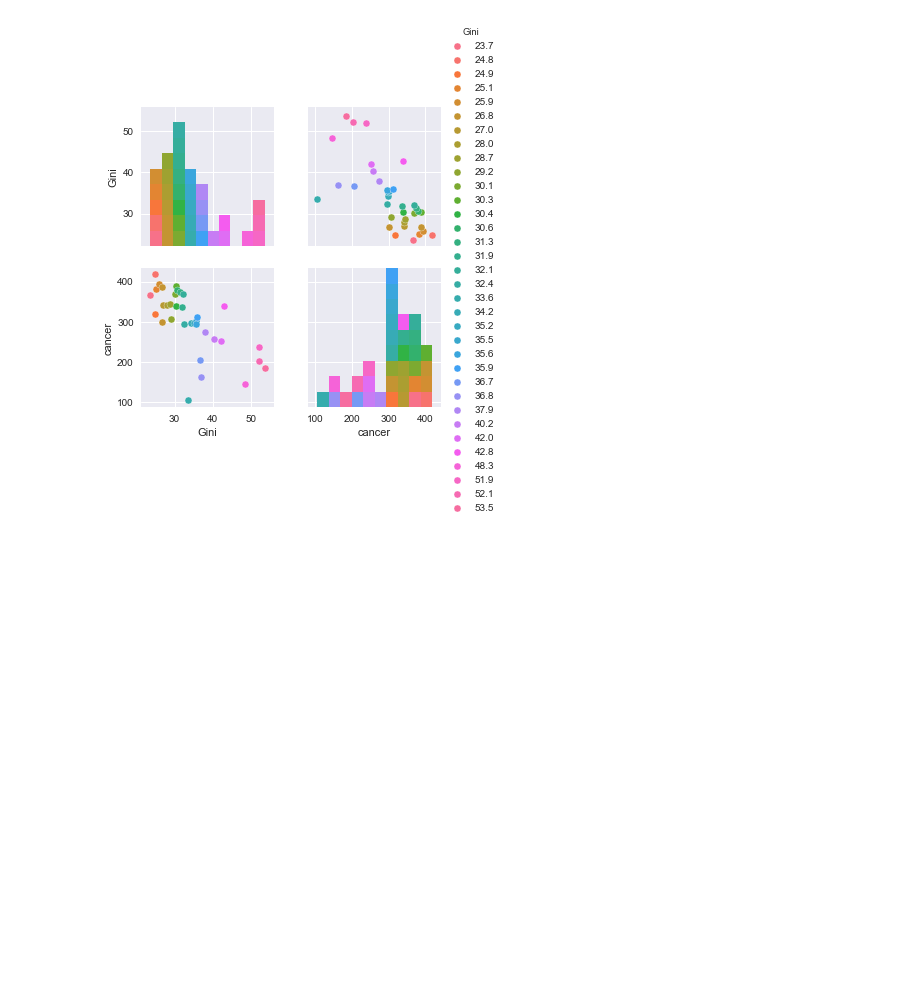
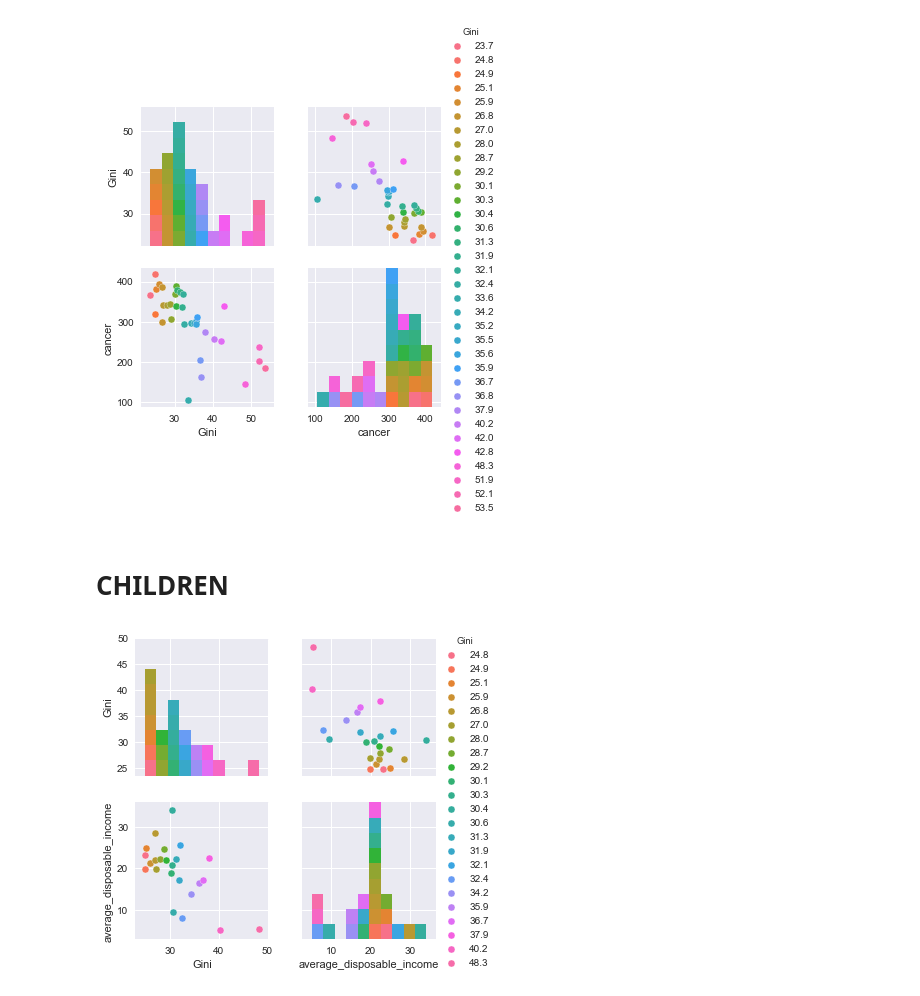
Before and after one commit to MahzadK/dataviz, a Jupyter notebook: notebooks/Correlation.ipynb, the cells around one changed output. Saved outputs shown, nothing was run; the diff lists cells and outputs as text; code cells hidden in the pictures; blank space fills up the shorter version.

Commit message:
children

```diff
--- a/notebooks/Correlation.ipynb
+++ b/notebooks/Correlation.ipynb
@@ -154,3 +135,17 @@ sns.pairplot(df5, hue="Gini")
 # %% [output]
 <seaborn.axisgrid.PairGrid at 0x...>
 [figure]
+# %% [markdown]
+# CHILDREN
+# %%
+def drawMatrixScatter(path, df):
+    df_infant_mortality =  pd.read_csv(path, sep=';')
+    df_corr = pd.merge(df, df_infant_mortality, on='countries', how='inner')
+    df_corr.head()
+    sns.set()
+    sns.pairplot(df_corr, hue="Gini")
+# %%
+path = '../data/children/average_disposable_income.csv'
+drawMatrixScatter(path, df)
+# %% [output]
+[figure, added]
```
Also changed, not shown: parts of 40 cells of this notebook, 20 other files.
